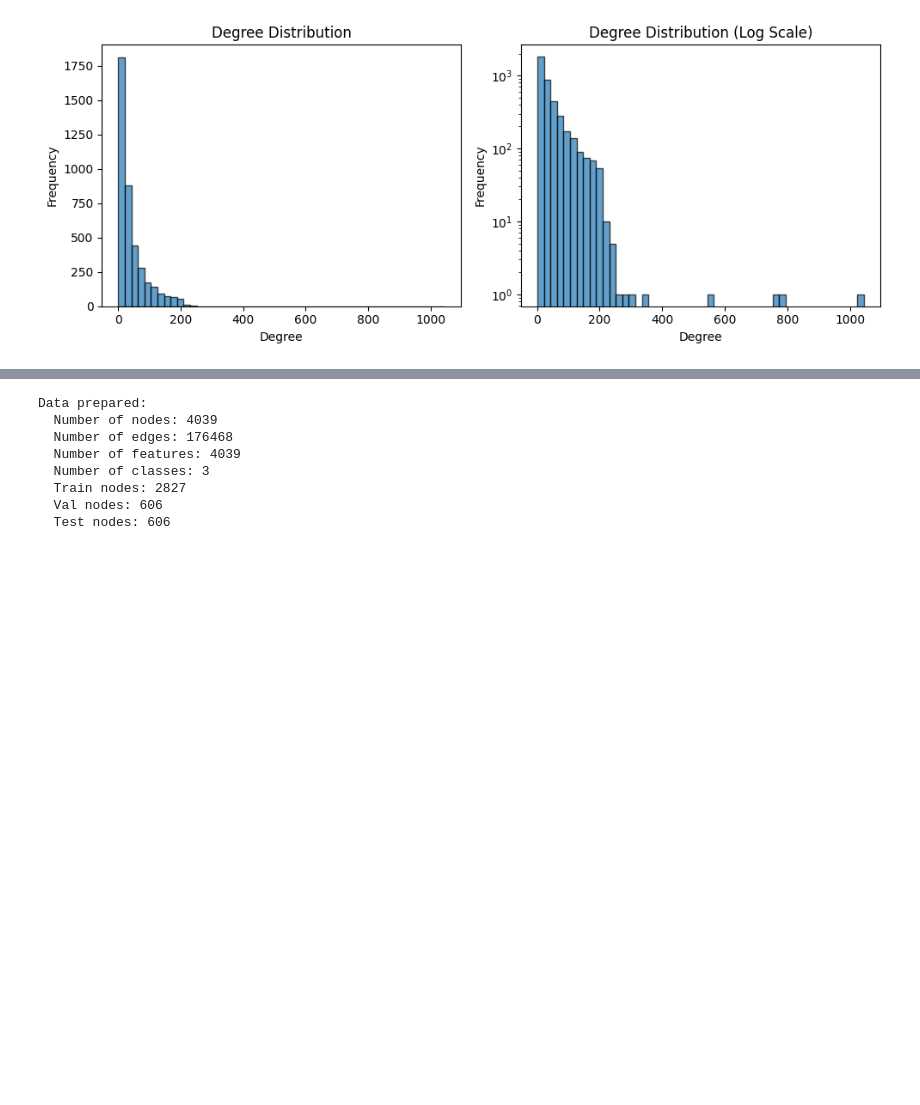
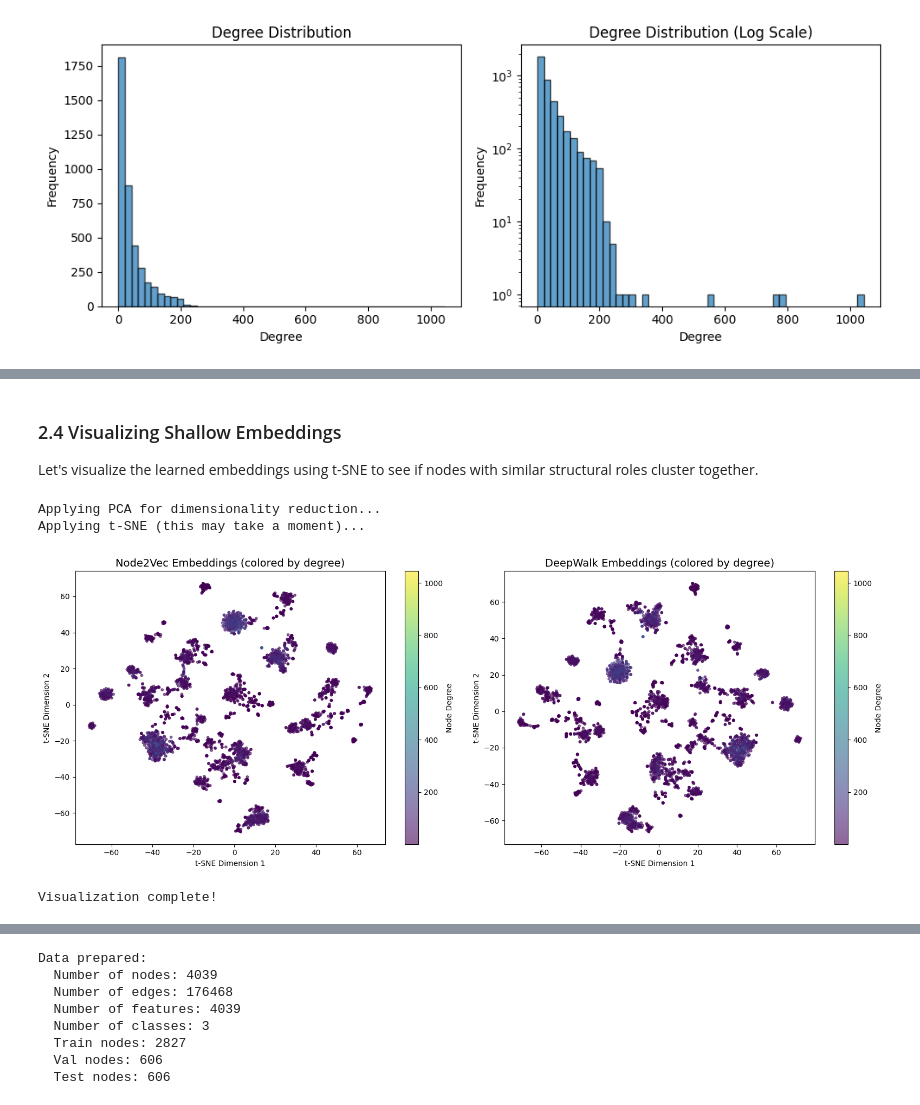
Before and after one commit to saracherif123/Graph-Community-Detection, a Jupyter notebook: GNNs.ipynb, the cells around one changed output, grey strips where cells are left out. Cells and saved outputs as stored; diff of their text form; code cells hidden in the pictures; blank space fills up the shorter version.

```diff
--- a/GNNs.ipynb
+++ b/GNNs.ipynb
@@ -78,0 +478,59 @@ Min degree: 1
+# %% [markdown]
+### 2.4 Visualizing Shallow Embeddings
+
+Let's visualize the learned embeddings using t-SNE to see if nodes with similar structural roles cluster together.
+# %%
+from sklearn.manifold import TSNE
+from sklearn.decomposition import PCA
+
+# Convert embeddings to numpy array
+node_ids = sorted(G.nodes())
+node2vec_matrix = np.array([node2vec_embeddings[nid] for nid in node_ids])
+deepwalk_matrix = np.array([deepwalk_embeddings[nid] for nid in node_ids])
+
+# Get node degrees for coloring
+node_degrees = [G.degree(nid) for nid in node_ids]
+
+# Apply PCA first for faster computation
+print("Applying PCA for dimensionality reduction...")
+pca_node2vec = PCA(n_components=50)
+pca_deepwalk = PCA(n_components=50)
+node2vec_pca = pca_node2vec.fit_transform(node2vec_matrix)
+deepwalk_pca = pca_deepwalk.fit_transform(deepwalk_matrix)
+
+# Apply t-SNE
+print("Applying t-SNE (this may take a moment)...")
+tsne_node2vec = TSNE(n_components=2, random_state=42, perplexity=30, n_iter=1000)
+tsne_deepwalk = TSNE(n_components=2, random_state=42, perplexity=30, n_iter=1000)
+
+node2vec_2d = tsne_node2vec.fit_transform(node2vec_pca)
+deepwalk_2d = tsne_deepwalk.fit_transform(deepwalk_pca)
+
+# Visualize
+fig, axes = plt.subplots(1, 2, figsize=(16, 6))
+
+# Node2Vec visualization
+scatter1 = axes[0].scatter(node2vec_2d[:, 0], node2vec_2d[:, 1], c=node_degrees,
+                          cmap='viridis', alpha=0.6, s=10)
+axes[0].set_title('Node2Vec Embeddings (colored by degree)', fontsize=14)
+axes[0].set_xlabel('t-SNE Dimension 1')
+axes[0].set_ylabel('t-SNE Dimension 2')
+plt.colorbar(scatter1, ax=axes[0], label='Node Degree')
+
+# DeepWalk visualization
+scatter2 = axes[1].scatter(deepwalk_2d[:, 0], deepwalk_2d[:, 1], c=node_degrees,
+                          cmap='viridis', alpha=0.6, s=10)
+axes[1].set_title('DeepWalk Embeddings (colored by degree)', fontsize=14)
+axes[1].set_xlabel('t-SNE Dimension 1')
+axes[1].set_ylabel('t-SNE Dimension 2')
+plt.colorbar(scatter2, ax=axes[1], label='Node Degree')
+
+plt.tight_layout()
+plt.show()
+
+print("Visualization complete!")
+# %% [output]
+Applying PCA for dimensionality reduction...
+Applying t-SNE (this may take a moment)...
+[figure, added]
+Visualization complete!
```
Also changed, not shown: parts of 40 cells of this notebook, 1 other file.
